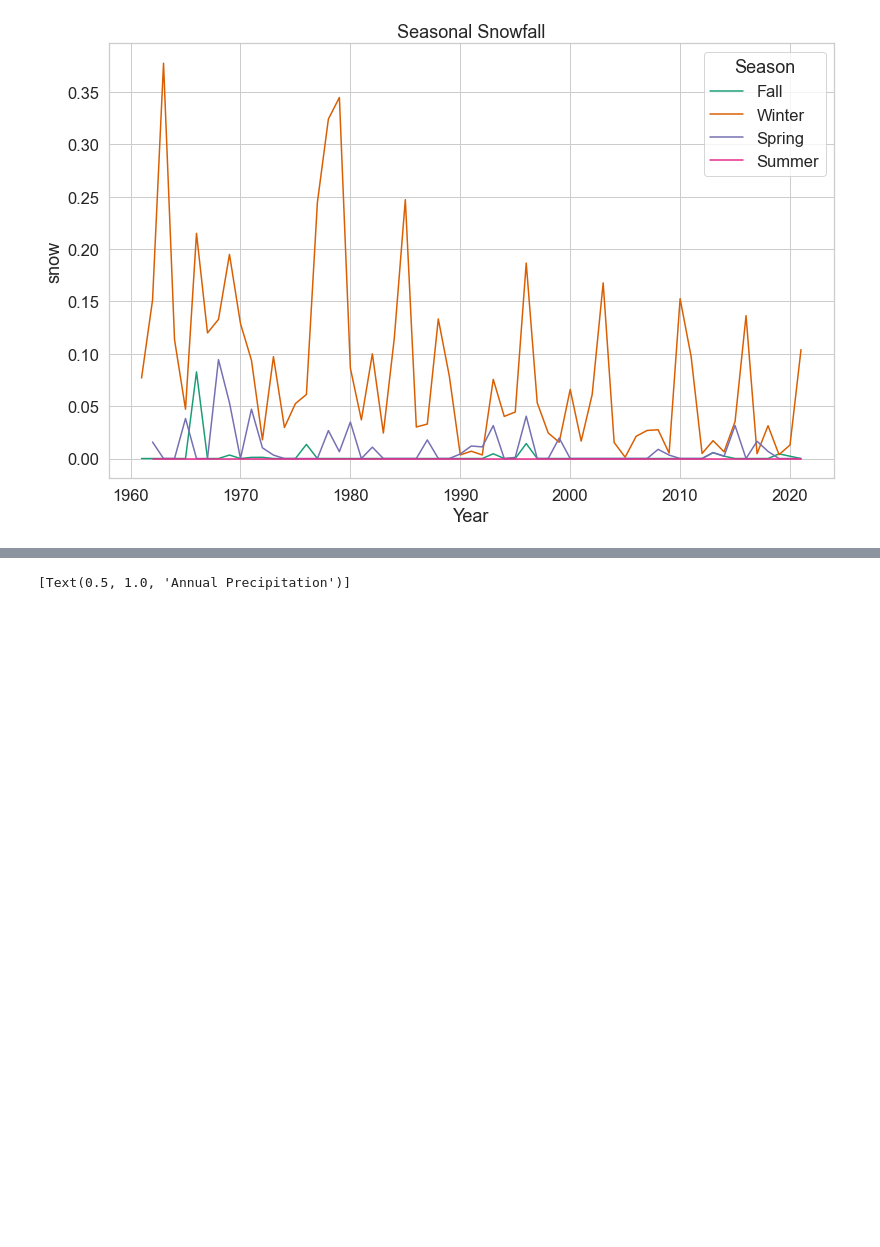
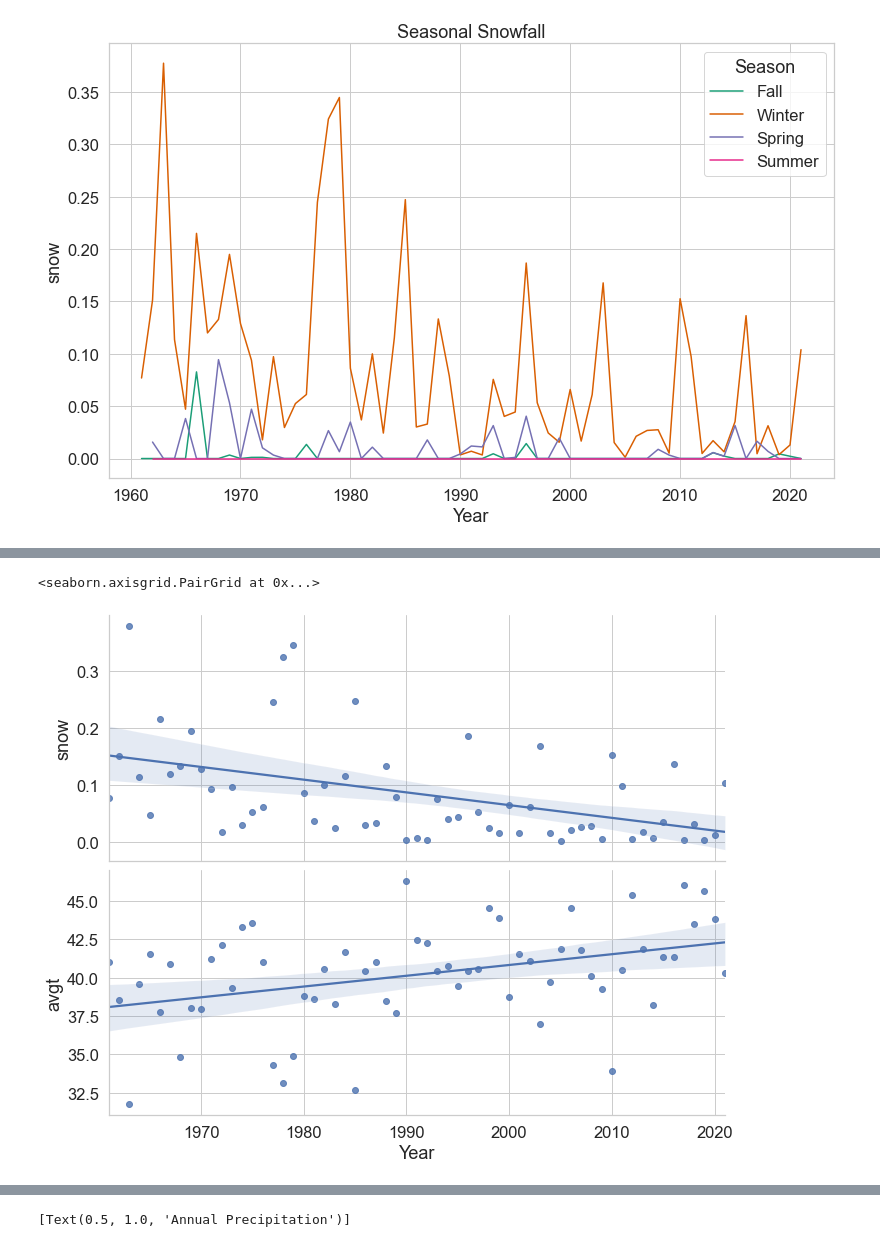
Before and after one commit to robertlanier/capstone, a Jupyter notebook: notebooks/tamu_srcc_eda.ipynb, the cells around one changed output, grey strips where cells are left out. Drawn from its saved outputs; the diff is of its cells as text; code cells hidden in the pictures; blank space fills up the shorter version.

```diff
--- a/notebooks/tamu_srcc_eda.ipynb
+++ b/notebooks/tamu_srcc_eda.ipynb
@@ -158,0 +161,4 @@ avgt_df.head(10)
+# %%
+# Winter Season
+winter_df = idx_df.loc[idx_df['Season'] == 'Winter']
+annual_winter_df = winter_df.resample('Y').mean()
@@ -180,0 +215,12 @@ sns.lineplot(x = 'Year',
+# %%
+sns.pairplot(
+    x_vars = ['Year'],
+    y_vars = ['snow', 'avgt'],
+    data = annual_winter_df,
+    height = 4,
+    aspect = 2.5,
+    kind = 'reg'
+)
+# %% [output]
+<seaborn.axisgrid.PairGrid at 0x...>
+[figure, added]
```
Also changed, not shown: parts of 29 cells of this notebook.
